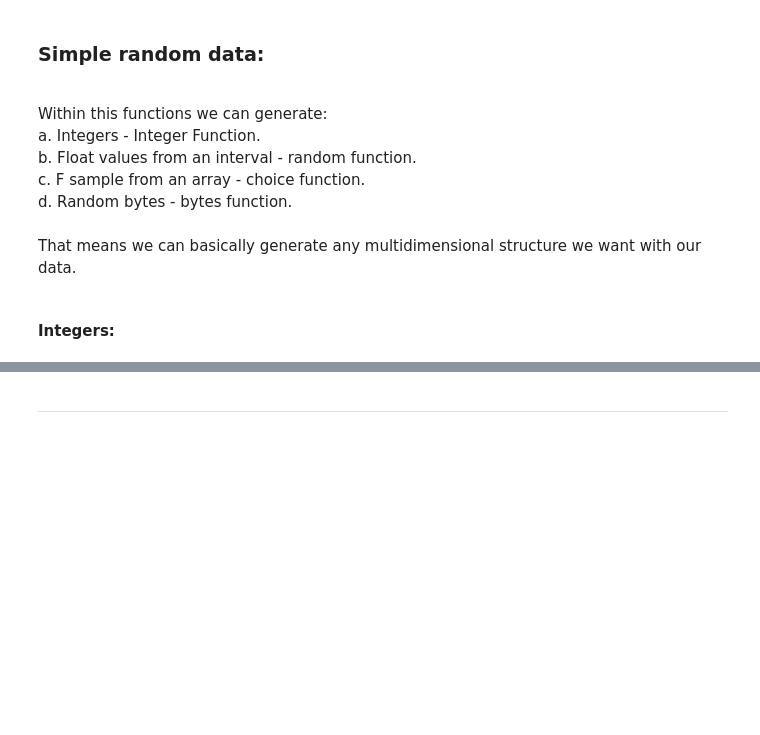
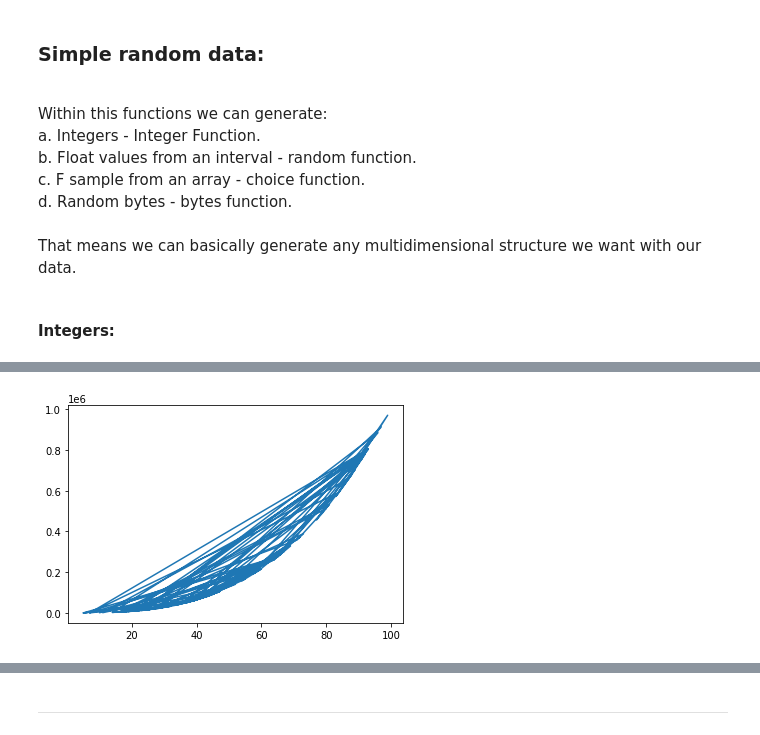
Before and after one commit to Daniel-GS-prog/numpy.random-, a Jupyter notebook: numpy-random.ipynb, the cells around one changed output, grey strips where cells are left out. Cells and saved outputs as stored; diff of their text form; code cells hidden in the pictures; blank space fills up the shorter version.

```diff
--- a/numpy-random.ipynb
+++ b/numpy-random.ipynb
@@ -160,0 +153,8 @@ plt.show()
+# %%
+# We can also mae a model of a varible by just adding a math operation to a variable
+#  to generate another variable.
+
+c = rng.integers(1, 100, size=100)
+d = c*2
+c
+# Just by adding c*2, now d is another array which varies with c.
@@ -160,0 +168,3 @@ plt.show()
+# %%
+d = c**3
+d
@@ -160,0 +185,6 @@ plt.show()
+# %%
+# And we can plot them:
+plt.plot(c, d)
+plt.show()
+# %% [output]
+[figure, added]
```
Also changed, not shown: parts of 21 cells of this notebook.
